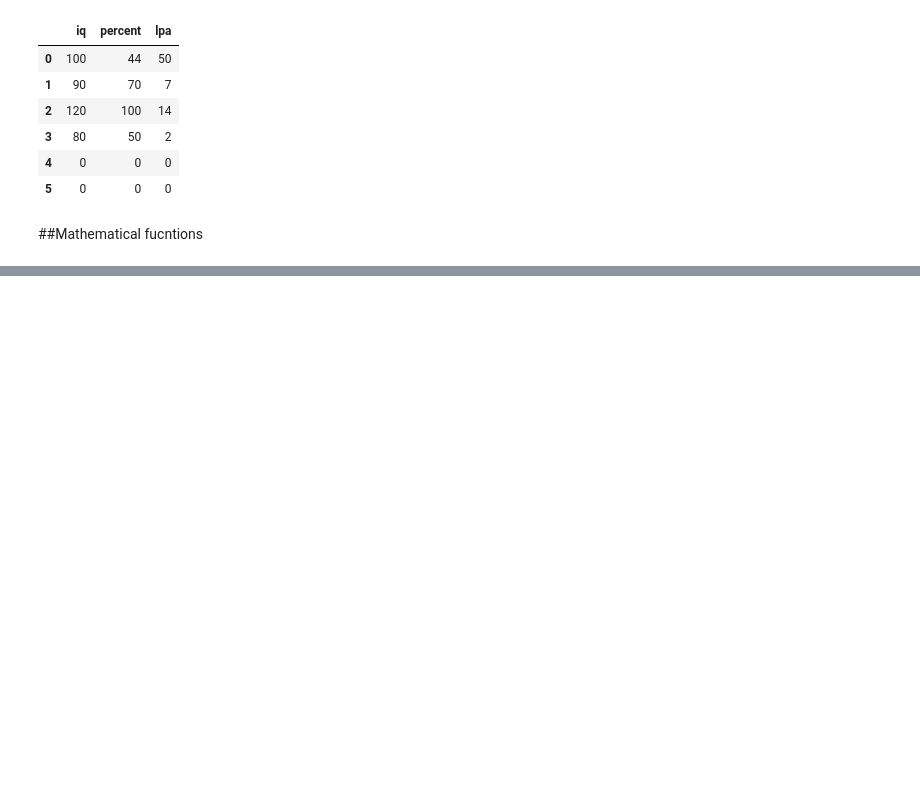
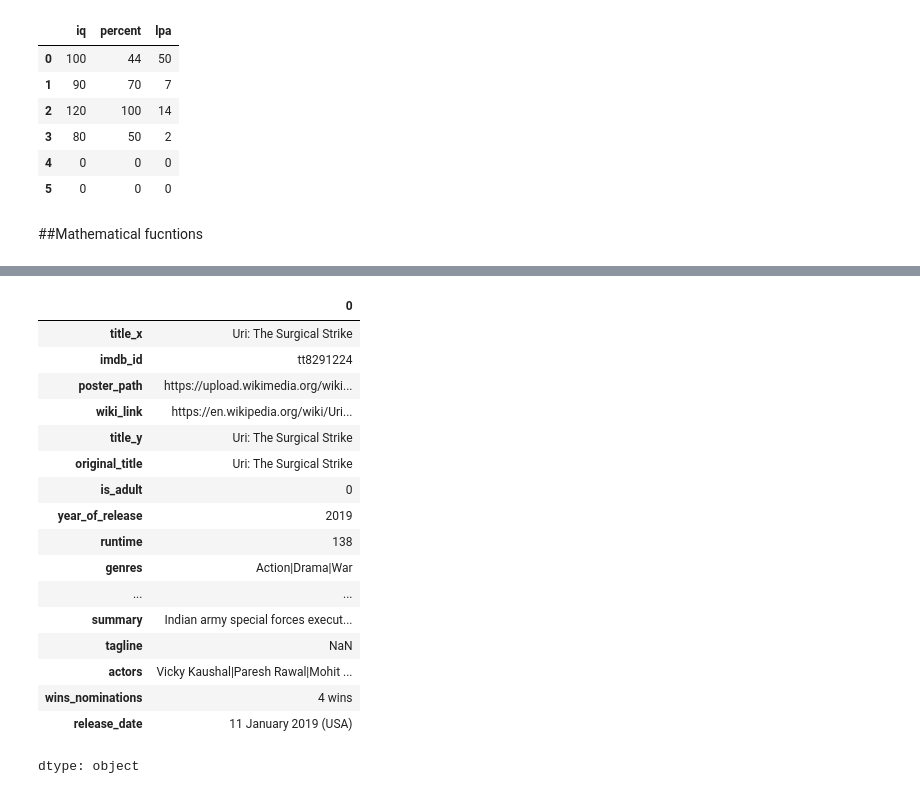
Before and after one commit to akmayank94/DA-Useful-Libraries, a Jupyter notebook: pandas files/pandas_dataframes.ipynb, the cells around one changed output, grey strips where cells are left out. Drawn from its saved outputs; the diff is of its cells as text; code cells hidden in the pictures; blank space fills up the shorter version.

```diff
--- a/pandas files/pandas_dataframes.ipynb
+++ b/pandas files/pandas_dataframes.ipynb
@@ -284,0 +421,23 @@ students.rename(columns={'marks':'percent','package':'lpa'})
+# %%
+# Single row
+# iloc
+movies.iloc[0]
+# %% [output]
+|  | 0 |
+| title_x | Uri: The Surgical Strike |
+| imdb_id | tt8291224 |
+| poster_path | https://upload.wikimedia.org/wiki... |
+| wiki_link | https://en.wikipedia.org/wiki/Uri... |
+| title_y | Uri: The Surgical Strike |
+| original_title | Uri: The Surgical Strike |
+| is_adult | 0 |
+| year_of_release | 2019 |
+| runtime | 138 |
+| genres | Action|Drama|War |
+| ... | ... |
+| summary | Indian army special forces execut... |
+| tagline | NaN |
+| actors | Vicky Kaushal|Paresh Rawal|Mohit ... |
+| wins_nominations | 4 wins |
+| release_date | 11 January 2019 (USA) |
+dtype: object
```
Also changed, not shown: parts of 27 cells of this notebook.
